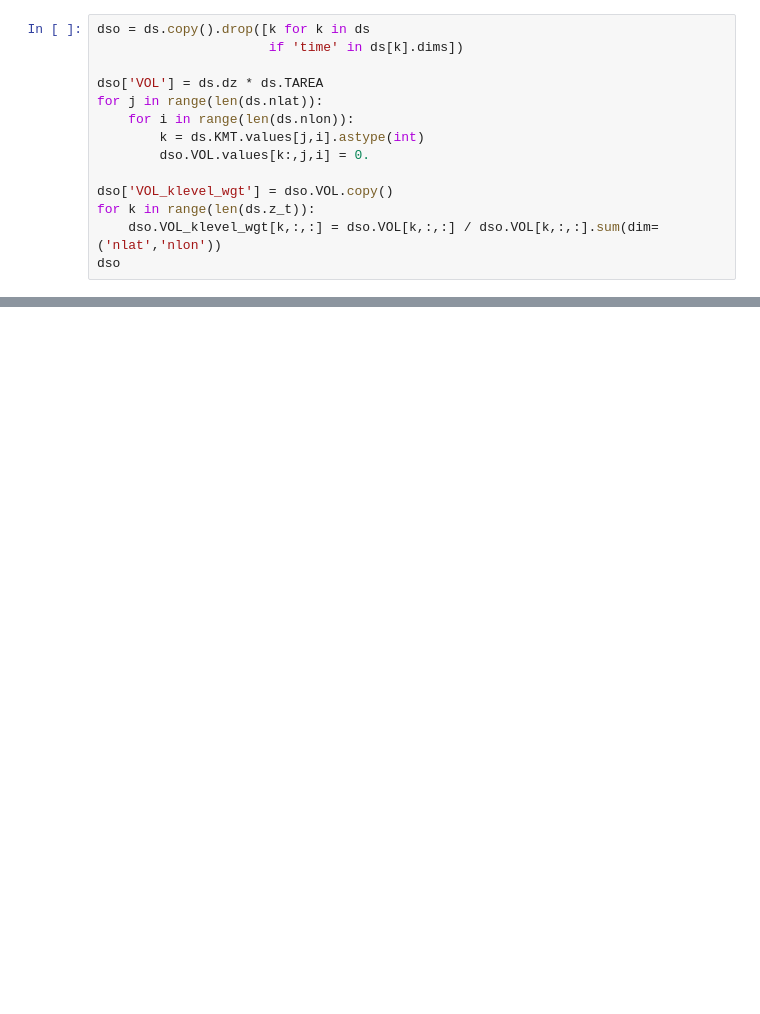
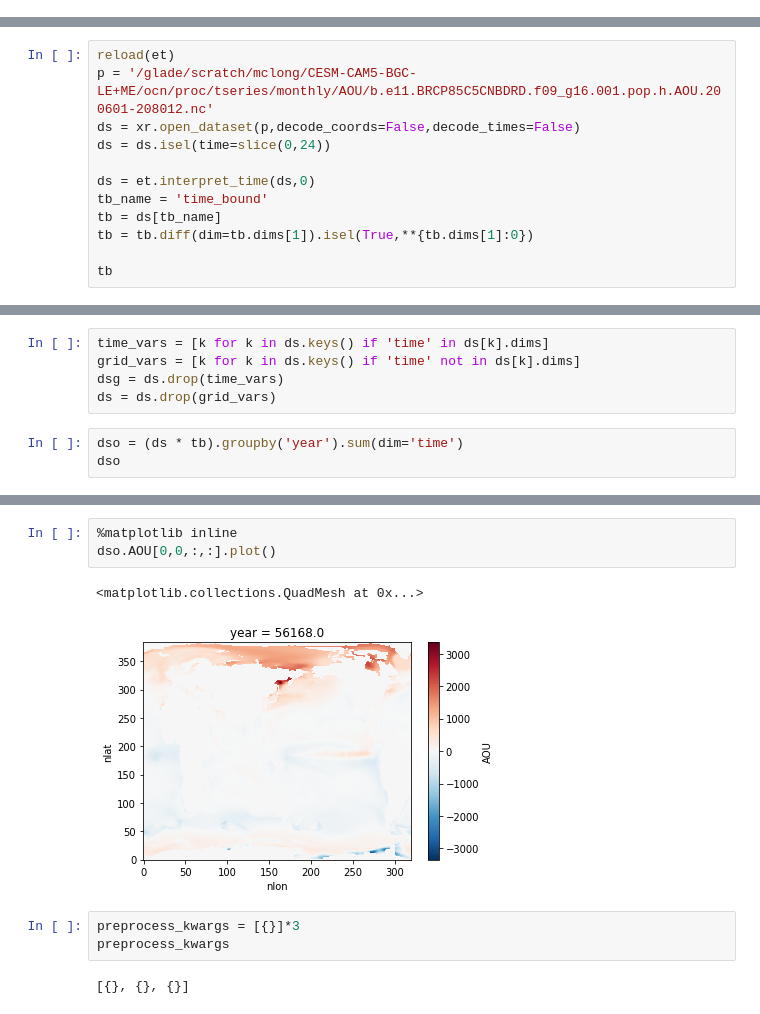
Before and after one commit to matt-long/iucn-deoxygenation-report, a Jupyter notebook: scratch.ipynb, the cells around one changed output, grey strips where cells are left out. Drawn from its saved outputs; the diff is of its cells as text; blank space fills up the shorter version.

```diff
--- a/scratch.ipynb
+++ b/scratch.ipynb
@@ -26,14 +0,0 @@ Coordinates:
-# %%
-dso = ds.copy().drop([k for k in ds
-                      if 'time' in ds[k].dims])
-
-dso['VOL'] = ds.dz * ds.TAREA
-for j in range(len(ds.nlat)):
-    for i in range(len(ds.nlon)):
-        k = ds.KMT.values[j,i].astype(int)
-        dso.VOL.values[k:,j,i] = 0.
-
-dso['VOL_klevel_wgt'] = dso.VOL.copy()
-for k in range(len(ds.z_t)):
-    dso.VOL_klevel_wgt[k,:,:] = dso.VOL[k,:,:] / dso.VOL[k,:,:].sum(dim=('nlat','nlon'))
-dso
@@ -135,0 +59,12 @@ asd
+# %%
+reload(et)
+p = '/glade/scratch/mclong/CESM-CAM5-BGC-LE+ME/ocn/proc/tseries/monthly/AOU/b.e11.BRCP85C5CNBDRD.f09_g16.001.pop.h.AOU.200601-208012.nc'
+ds = xr.open_dataset(p,decode_coords=False,decode_times=False)
+ds = ds.isel(time=slice(0,24))
+
+ds = et.interpret_time(ds,0)
+tb_name = 'time_bound'
+tb = ds[tb_name]
+tb = tb.diff(dim=tb.dims[1]).isel(True,**{tb.dims[1]:0})
+
+tb
@@ -135,0 +79,8 @@ asd
+# %%
+time_vars = [k for k in ds.keys() if 'time' in ds[k].dims]
+grid_vars = [k for k in ds.keys() if 'time' not in ds[k].dims]
+dsg = ds.drop(time_vars)
+ds = ds.drop(grid_vars)
+# %%
+dso = (ds * tb).groupby('year').sum(dim='time')
+dso
@@ -135,0 +98,11 @@ asd
+# %%
+%matplotlib inline
+dso.AOU[0,0,:,:].plot()
+# %% [output]
+<matplotlib.collections.QuadMesh at 0x...>
+[figure, added]
+# %%
+preprocess_kwargs = [{}]*3
+preprocess_kwargs
+# %% [output]
+[{}, {}, {}]
```
Also changed, not shown: parts of 21 cells of this notebook, 3 other files.
